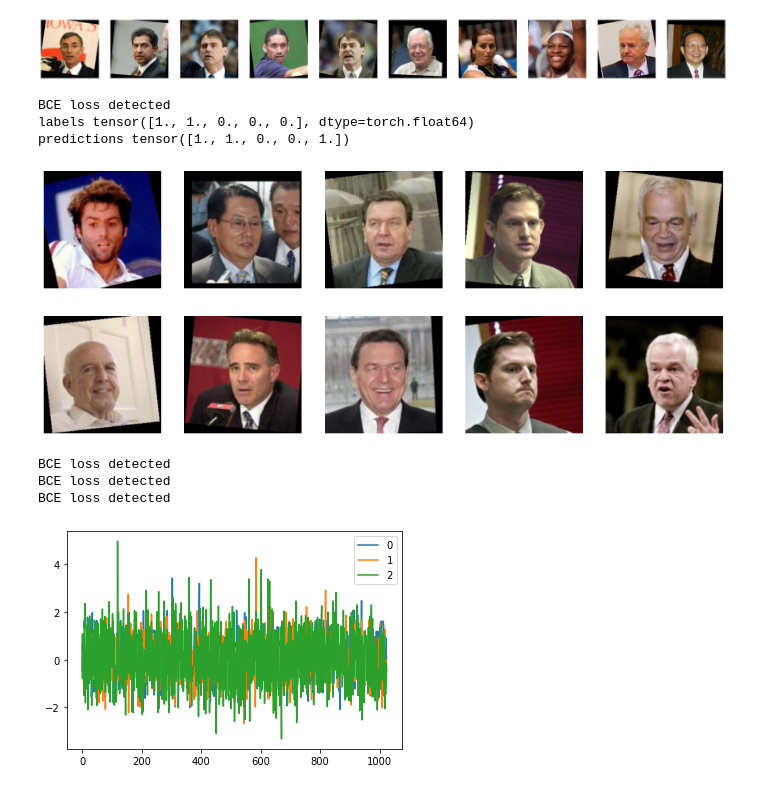
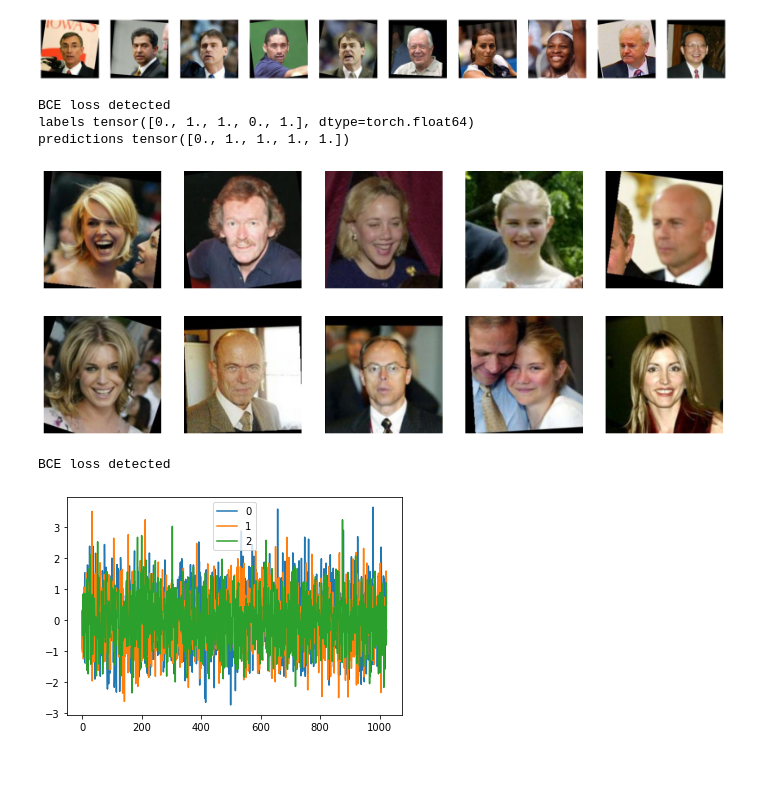
Before and after one commit to giobart/whos_that_pokemon, a Jupyter notebook: training.ipynb, the cells around one changed output. Cells and saved outputs as stored; diff of their text form; code cells hidden in the pictures.

```diff
--- a/training.ipynb
+++ b/training.ipynb
@@ -188,7 +188,7 @@ tensor([0., 0., 0., 0., 1.], dtype=torch.float64)
 # %% [markdown]
 ## Choosing the model
 # %%
-from src.Model.CustomModel import Siamese, CNN_MODEL
+from src.model.CustomModel import Siamese, CNN_MODEL
 import pytorch_lightning as pl
 from src.tools.model_tools import ContrastiveLoss
 from pytorch_lightning.loggers import TensorBoardLogger
@@ -203,7 +203,7 @@ if cnn_model == CNN_MODEL.MyCNN:
         "loss_fn": ContrastiveLoss(),
         "lr": 0.001,
         "weight_decay":1e-5,
-        "filter_channels": 4,
+        "filter_channels": 8,
         "filter_size": 3,
         "dropout": 0.02,
         "n_hidden1": 4096,
@@ -282,13 +282,11 @@ test_loader = dataloader.test_dataloader()
 # %% [markdown]
 ## Train Custom Model
 # %%
-from src.Model.CustomModel import Siamese
-import pytorch_lightning as pl
-from src.tools.model_tools import ContrastiveLoss
+exp_name = 'resnet_BCE'
 
 early_stop_callback = pl.callbacks.EarlyStopping(
     monitor='val_loss',
-    patience=15,
+    patience=20,
     strict=False,
     verbose=False,
     mode='min'
@@ -296,8 +294,8 @@ early_stop_callback = pl.callbacks.EarlyStopping(
 
 checkpoint_callback = pl.callbacks.ModelCheckpoint(
     monitor='val_loss',
-    dirpath='data/checkpoint/resnet_BCE',
-    filename='Siamese-BCE-{epoch:02d}-{val_loss:.2f}',
+    dirpath=f'data/checkpoint/{exp_name}',
+    filename='Siamese-Cont-{epoch:02d}-{val_loss:.2f}',
     save_top_k=5,
     mode='min',
 )
@@ -313,7 +311,9 @@ trainer_params = {
     "gpus":1 if torch.cuda.is_available() else None,
 
 }
-logger = TensorBoardLogger('tb_logs', name='resnet_BCE')
+
+# logname = 'resnet_BCE'
+logger = TensorBoardLogger('tb_logs', name=exp_name)
 
 do_train = False
 
@@ -343,7 +343,7 @@ Download checkpoints from https://drive.google.com/drive/folders/1puXPrBrquphElX
 load_checkpoint = True
 
 if load_checkpoint:
-    checkpoint_path = checkpoint_callback.best_model_path
+#     checkpoint_path = checkpoint_callback.best_model_path
 #     checkpoint_path = os.path.join('data', 'checkpoint', 'margin5', 'Siamese-Contrastive-epoch=25-val_loss=1.00.ckpt')
     checkpoint_path = os.path.join(checkpoint_callback.dirpath, 'Siamese-BCE-epoch=19-val_loss=0.35.ckpt')
 
@@ -374,7 +374,7 @@ Layers to update
 resume_training = False
 if resume_training:
     checkpoint_path = checkpoint_callback.best_model_path
-    trainer = Trainer(resume_from_checkpoint=checkpoint_path)
+    trainer = pl.Trainer(**trainer_params, resume_from_checkpoint=checkpoint_path)
     trainer.fit(model)
 # %% [markdown]
 # Evaluate Model
@@ -450,20 +450,21 @@ predic tensor([0., 0., 0., 1., 0., 1., 0., 1., 1., 1.])
 # %%
 from src.tools.model_tools import inference
 
+imageslist = range(5,10)
+
 for x1, x2, label, y in inference(model, loader=dataloader.test_dataloader()):
-    visualize_torch(x1[:5])
-    visualize_torch(x2[:5])
-    print("labels", label.squeeze()[:5])
-    print("predictions", y.squeeze()[:5])
+    visualize_torch(x1[imageslist])
+    visualize_torch(x2[imageslist])
+    print("labels", label.squeeze()[imageslist])
+    print("predictions", y.squeeze()[imageslist])
     break
 # %% [output]
 BCE loss detected
-labels tensor([1., 1., 0., 0., 0.], dtype=torch.float64)
-predictions tensor([1., 1., 0., 0., 1.])
+labels tensor([0., 1., 1., 0., 1.], dtype=torch.float64)
+predictions tensor([0., 1., 1., 1., 1.])
-[figure, old version]
+[figure, new version]
-[figure, old version]
+[figure, new version]
 # %%
-from src.tools.model_tools import inference
 import matplotlib.pyplot as plt
 import pandas as pd
 
@@ -482,6 +483,4 @@ pd.DataFrame(data).T.plot()
 plt.show()
 # %% [output]
 BCE loss detected
-BCE loss detected
-BCE loss detected
-[figure, old version]
+[figure, new version]
```
Also changed, not shown: parts of 5 cells of this notebook, 3 other files.
